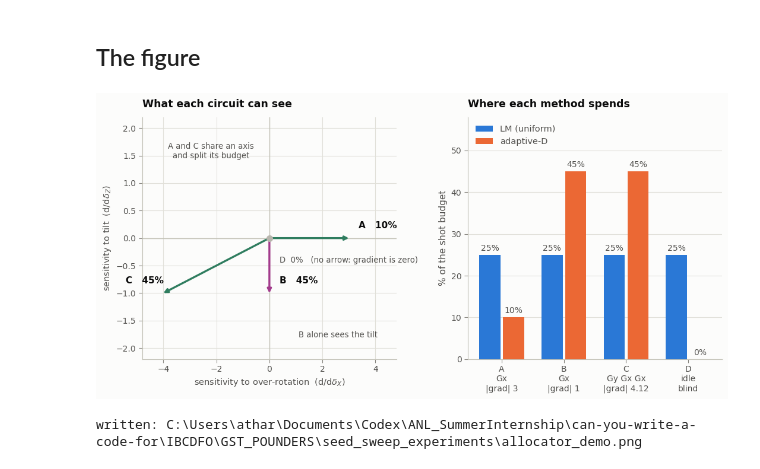
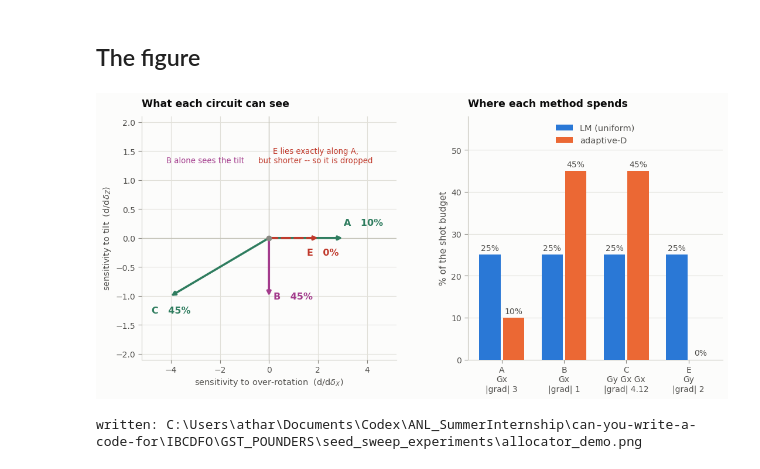
Before and after one commit to POptUS/IBCDFO, a Jupyter notebook: GST_POUNDERS/seed_sweep_experiments/allocator_demo.ipynb, the cells around one changed output. Saved outputs shown, nothing was run; the diff lists cells and outputs as text; code cells hidden in the pictures.

```diff
--- a/GST_POUNDERS/seed_sweep_experiments/allocator_demo.ipynb
+++ b/GST_POUNDERS/seed_sweep_experiments/allocator_demo.ipynb
@@ -96,10 +99,10 @@ nothing that can be seen. Any sensible allocator must refuse to spend on it.
 Gx = pygsti.circuits.Circuit([('Gxpi2', 0)])
 Gy = pygsti.circuits.Circuit([('Gypi2', 0)])
 
-FOUR = [("A   Gx         (readout 1)", prep_fids[0] + Gx           + meas_fids[3]),
+FOUR = [("A   Gx         (readout 3)", prep_fids[0] + Gx           + meas_fids[3]),
         ("B   Gx         (readout 2)", prep_fids[0] + Gx           + meas_fids[2]),
-        ("C   Gy Gx Gx",               prep_fids[1] + Gy + Gx + Gx + meas_fids[3]),
-        ("D   idle       (blind)",     prep_fids[0] +                meas_fids[0])]
+        ("C   Gy Gx Gx   (readout 3)", prep_fids[1] + Gy + Gx + Gx + meas_fids[3]),
+        ("E   Gy         (readout 1)", prep_fids[3] + Gy           + meas_fids[1])]
 LABELS = [lab for lab, _ in FOUR]
 CIRCS = [c for _, c in FOUR]
 
@@ -206,12 +209,12 @@ lm_share = np.full(len(FOUR), 100.0 / len(FOUR))     # per = target_shots / len(
 
 print(f"{'circuit':<30}{'|grad|':>9}{'axis':>8}{'LM':>9}{'adaptive-D':>13}")
 for i, lab in enumerate(LABELS):
-    n = np.linalg.norm(grad[i])
-    axis = "  --  " if n < 1e-12 else f"{angle_of(grad[i]):5.1f}d"
-    print(f"{lab:<30}{n:>9.3f}{axis:>8}{lm_share[i]:>8.1f}%{d_share[i]:>12.1f}%")
+    print(f"{lab:<30}{np.linalg.norm(grad[i]):>9.3f}{axis_of(grad[i]):>7.1f}d"
+          f"{lm_share[i]:>8.1f}%{d_share[i]:>12.1f}%")
 print()
-print(f"LM spends {lm_share[3]:.0f}% of the budget on a circuit that measures nothing.")
-print(f"adaptive-D gives D nothing, and splits the rest {d_share[0]:.0f} / "
-      f"{d_share[1]:.0f} / {d_share[2]:.0f}.")
+print(f"B is the WEAKEST circuit (|grad| {np.linalg.norm(grad[1]):.0f}) and gets "
+      f"{d_share[1]:.0f}%.")
+print(f"E is twice as strong (|grad| {np.linalg.norm(grad[3]):.0f}) and gets "
+      f"{d_share[3]:.0f}%.")
 # %% [output]
 circuit                          |grad|    axis       LM   adaptive-D
@@ -256,10 +260,10 @@ import matplotlib.pyplot as plt
 
 SURFACE, INK, INK2, MUTED = "#fcfcfb", "#0b0b0b", "#52514e", "#898781"
 GRID, AXIS = "#e1e0d9", "#c3c2b7"
-BLUE, ORANGE, GREY = "#2a78d6", "#eb6834", "#b8b5ad"
-SHARED, SOLO = "#2f7d5f", "#a33b8c"   # left panel is coloured by AXIS, not by method
+BLUE, ORANGE = "#2a78d6", "#eb6834"
+SHARED, SOLO, DROPPED = "#2f7d5f", "#a33b8c", "#c0392b"
 
-fig, axes = plt.subplots(1, 2, figsize=(12.6, 5.3), facecolor=SURFACE)
+fig, axes = plt.subplots(1, 2, figsize=(12.8, 5.4), facecolor=SURFACE)
 fig.subplots_adjust(wspace=0.28)
 
 # ---- left: the gradients as arrows in the (dX, dZ) plane -----------------------------
@@ -267,22 +271,24 @@ ax = axes[0]
 ax.set_facecolor(SURFACE)
 ax.axhline(0, color=AXIS, lw=1, zorder=1)
 ax.axvline(0, color=AXIS, lw=1, zorder=1)
-cols = {0: SHARED, 1: SOLO, 2: SHARED}
-for i in range(3):
+
+style = {0: (SHARED, "-", 2.6), 1: (SOLO, "-", 2.6),
+         2: (SHARED, "-", 2.6), 3: (DROPPED, (0, (4, 2)), 2.6)}
+for i in range(4):
     g = grad[i]
+    col, dash, lw = style[i]
     ax.annotate("", xy=(g[0], g[1]), xytext=(0, 0),
-                arrowprops=dict(arrowstyle="-|>", color=cols[i], lw=2.4,
-                                shrinkA=0, shrinkB=0), zorder=3)
-    lab = LABELS[i].split()[0]
-    ax.annotate(f"{lab}   {d_share[i]:.0f}%", (g[0], g[1]),
-                textcoords="offset points",
-                xytext=(12 if g[0] >= 0 else -46, 12 if g[1] >= 0 else 12),
-                color=INK, fontsize=11, fontweight="semibold")
-ax.plot(0, 0, "o", ms=7, color=GREY, zorder=4)
-ax.annotate("D  0%   (no arrow: gradient is zero)", (0, 0), textcoords="offset points",
-            xytext=(12, -30), color=INK2, fontsize=9.5)
-lim = 4.8
-ax.set_xlim(-lim, lim); ax.set_ylim(-2.2, 2.2)
+                arrowprops=dict(arrowstyle="-|>", color=col, lw=lw, linestyle=dash,
+                                shrinkA=0, shrinkB=0), zorder=4 if i == 3 else 3)
+lab_at = {0: (3.05, 0.22), 1: (0.18, -1.05), 2: (-4.0, -1.30), 3: (1.55, -0.30)}
+for i, (lx, ly) in lab_at.items():
+    ax.annotate(f"{LABELS[i].split()[0]}   {d_share[i]:.0f}%", (lx, ly),
+                color=style[i][0], fontsize=11.5, fontweight="semibold",
+                ha="left" if lx >= 0 else "center")
+ax.plot(0, 0, "o", ms=6, color=MUTED, zorder=5)
+
+ax.set_xlim(-5.2, 5.2)
+ax.set_ylim(-2.1, 2.1)
 ax.set_xlabel("sensitivity to over-rotation  (d/d$\\delta_X$)", color=INK2, fontsize=10.5)
 ax.set_ylabel("sensitivity to tilt  (d/d$\\delta_Z$)", color=INK2, fontsize=10.5)
 ax.set_title("What each circuit can see", color=INK, fontsize=12.5,
@@ -294,9 +300,9 @@ for s in ("left", "bottom"):
     ax.spines[s].set_color(AXIS)
 ax.grid(True, color=GRID, lw=0.8, zorder=0)
 ax.set_axisbelow(True)
-ax.annotate("A and C share an axis\nand split its budget", (-2.2, 1.45),
-            color=INK2, fontsize=9.5, ha="center")
-ax.annotate("B alone sees the tilt", (2.6, -1.80), color=INK2, fontsize=9.5, ha="center")
+ax.annotate("E lies exactly along A,\nbut shorter -- so it is dropped", (1.9, 1.30),
+            color=DROPPED, fontsize=9.5, ha="center")
+ax.annotate("B alone sees the tilt", (-2.6, 1.30), color=SOLO, fontsize=9.5, ha="center")
 
 # ---- right: the two allocations -------------------------------------------------------
 ax = axes[1]
@@ -304,36 +310,36 @@ ax.set_facecolor(SURFACE)
 ax.grid(True, axis="y", color=GRID, lw=0.8, zorder=0)
 ax.set_axisbelow(True)
 x = np.arange(len(FOUR))
 ax.bar(x - 0.19, lm_share, width=0.34, color=BLUE, label="LM (uniform)", zorder=3)
 ax.bar(x + 0.19, d_share, width=0.34, color=ORANGE, label="adaptive-D", zorder=3)
 for xi, (lo, hi) in enumerate(zip(lm_share, d_share)):
     ax.annotate(f"{lo:.0f}%", (xi - 0.19, lo), textcoords="offset points", xytext=(0, 5),
                 ha="center", color=INK2, fontsize=10)
     ax.annotate(f"{hi:.0f}%", (xi + 0.19, hi), textcoords="offset points", xytext=(0, 5),
                 ha="center", color=INK2, fontsize=10)
 ax.set_xticks(x)
 ax.set_xticklabels([f"A\nGx\n|grad| {np.linalg.norm(grad[0]):.0f}",
                     f"B\nGx\n|grad| {np.linalg.norm(grad[1]):.0f}",
                     f"C\nGy Gx Gx\n|grad| {np.linalg.norm(grad[2]):.2f}",
-                    "D\nidle\nblind"], fontsize=10)
+                    f"E\nGy\n|grad| {np.linalg.norm(grad[3]):.0f}"], fontsize=10)
 ax.set_ylabel("% of the shot budget", color=INK2, fontsize=11)
 ax.set_ylim(0, 58)
 ax.set_title("Where each method spends", color=INK, fontsize=12.5,
              fontweight="semibold", loc="left", pad=12)
 ax.tick_params(colors=MUTED, labelcolor=INK2, length=4)
 for s in ("top", "right"):
     ax.spines[s].set_visible(False)
 for s in ("left", "bottom"):
     ax.spines[s].set_color(AXIS)
-leg = ax.legend(frameon=False, fontsize=10.5, loc="upper left")
+leg = ax.legend(frameon=False, fontsize=10.5, loc="upper center")
 for t in leg.get_texts():
     t.set_color(INK2)
 
 fig.savefig(SSE / "allocator_demo.png", dpi=170, bbox_inches="tight", facecolor=SURFACE)
 plt.show()
 print(f"written: {SSE / 'allocator_demo.png'}")
 # %% [output]
-[figure, old version]
+[figure, new version]
 written: C:\Users\athar\Documents\Codex\ANL_SummerInternship\can-you-write-a-code-for\IBCDFO\GST_POUNDERS\seed_sweep_experiments\allocator_demo.png
 # %% [markdown]
 ## Summary
```
Also changed, not shown: parts of 9 cells of this notebook, 1 other file.
